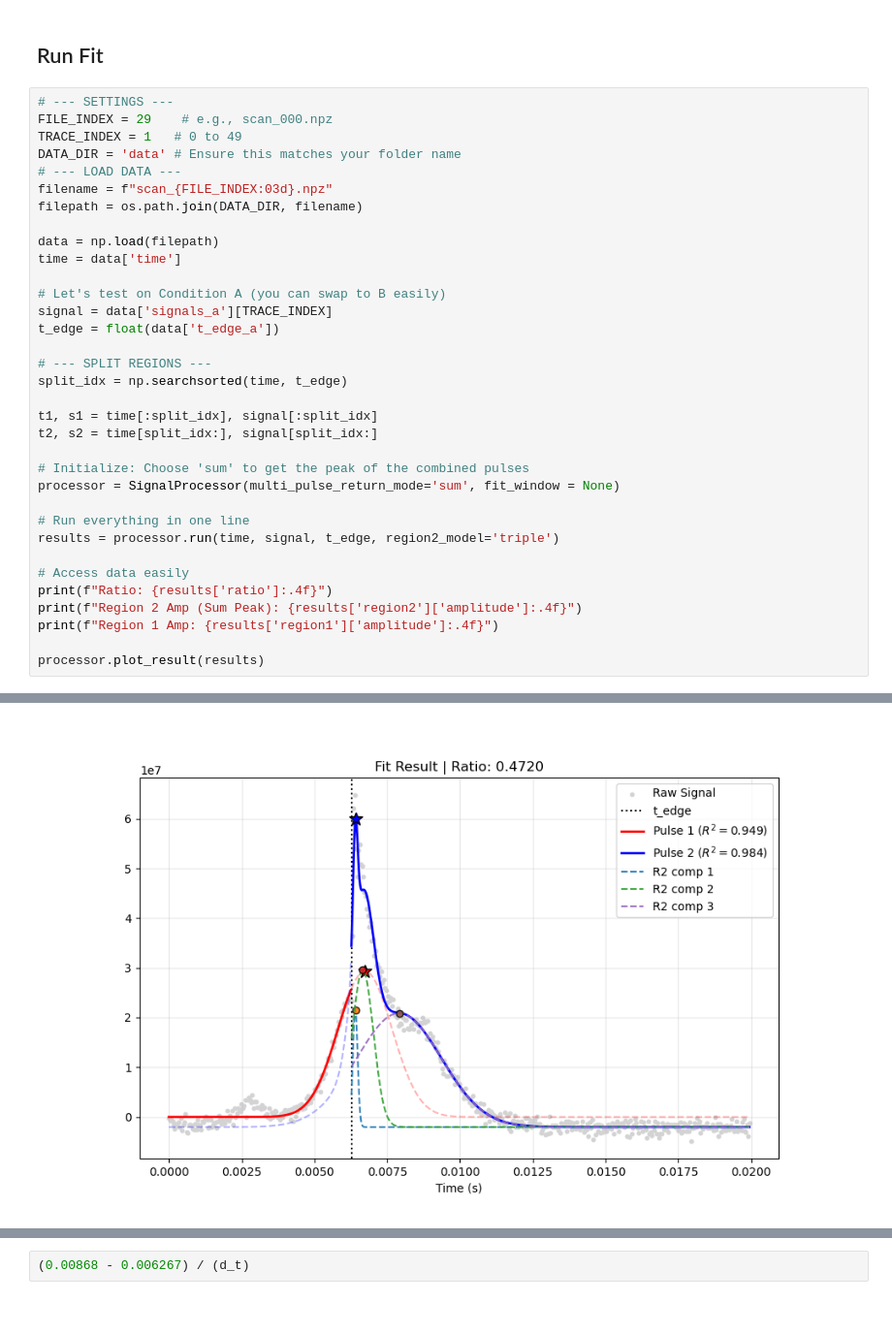
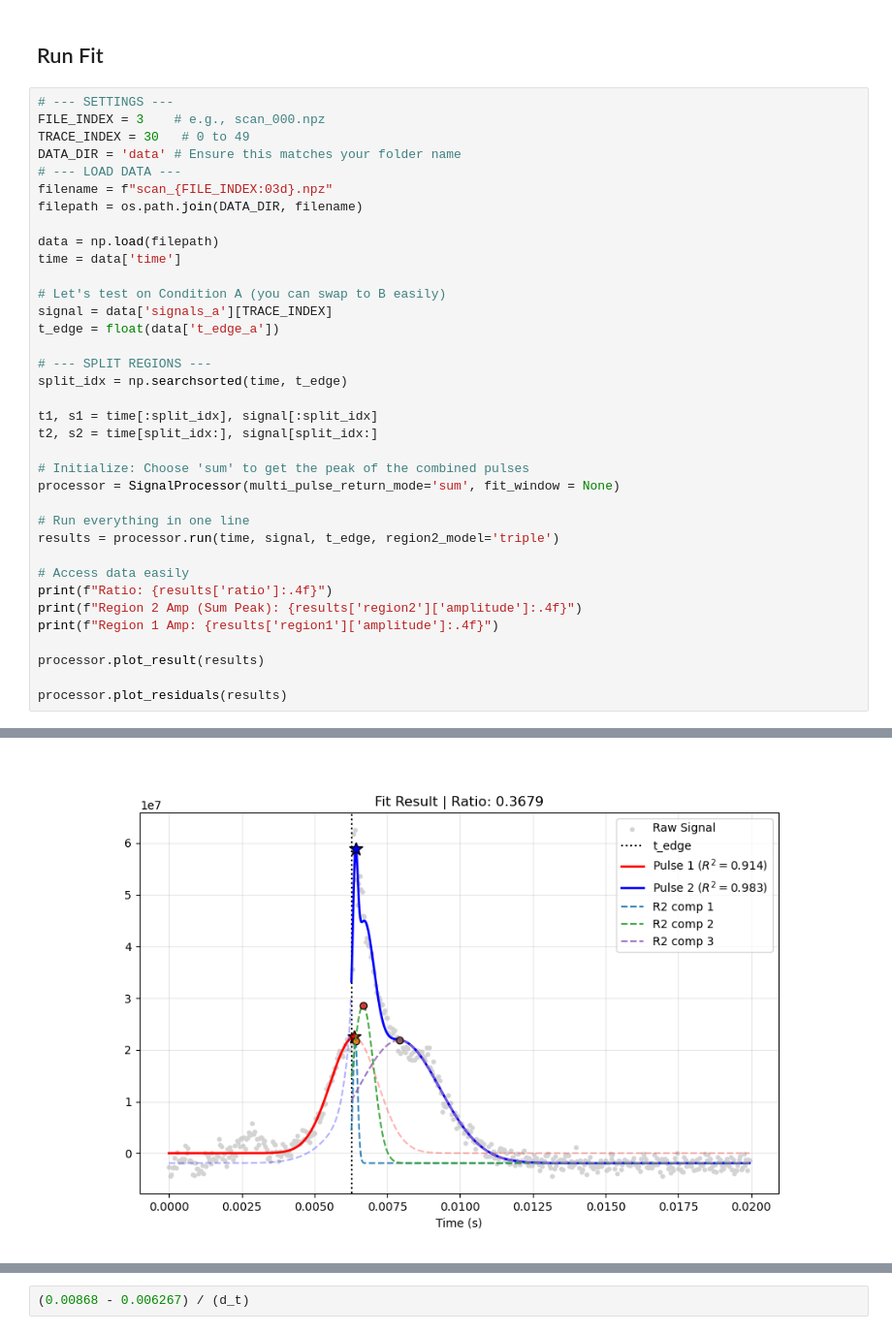
Before and after one commit to jshgit/phase_shift_finder_NA, a Jupyter notebook: experiments_notebook.ipynb, the cells around one changed output, grey strips where cells are left out. Shown at 97% size. Cells and saved outputs as stored; diff of their text form.

```diff
--- a/experiments_notebook.ipynb
+++ b/experiments_notebook.ipynb
@@ -3001,8 +3021,8 @@ class SignalProcessor:
 ## Run Fit
 # %%
 # --- SETTINGS ---
-FILE_INDEX = 29    # e.g., scan_000.npz
-TRACE_INDEX = 1   # 0 to 49
+FILE_INDEX = 3    # e.g., scan_000.npz
+TRACE_INDEX = 30   # 0 to 49
 DATA_DIR = 'data' # Ensure this matches your folder name
 # --- LOAD DATA ---
 filename = f"scan_{FILE_INDEX:03d}.npz"
@@ -3033,4 +3053,6 @@ print(f"Region 2 Amp (Sum Peak): {results['region2']['amplitude']:.4f}")
 print(f"Region 1 Amp: {results['region1']['amplitude']:.4f}")
 
 processor.plot_result(results)
+
+processor.plot_residuals(results)
 # %% [output]
@@ -3041 +3063 @@ Region 1 Amp: 29369900.7790
-[figure, old version]
+[figure, new version]
```
Also changed, not shown: parts of 17 cells of this notebook, 10 other files.
